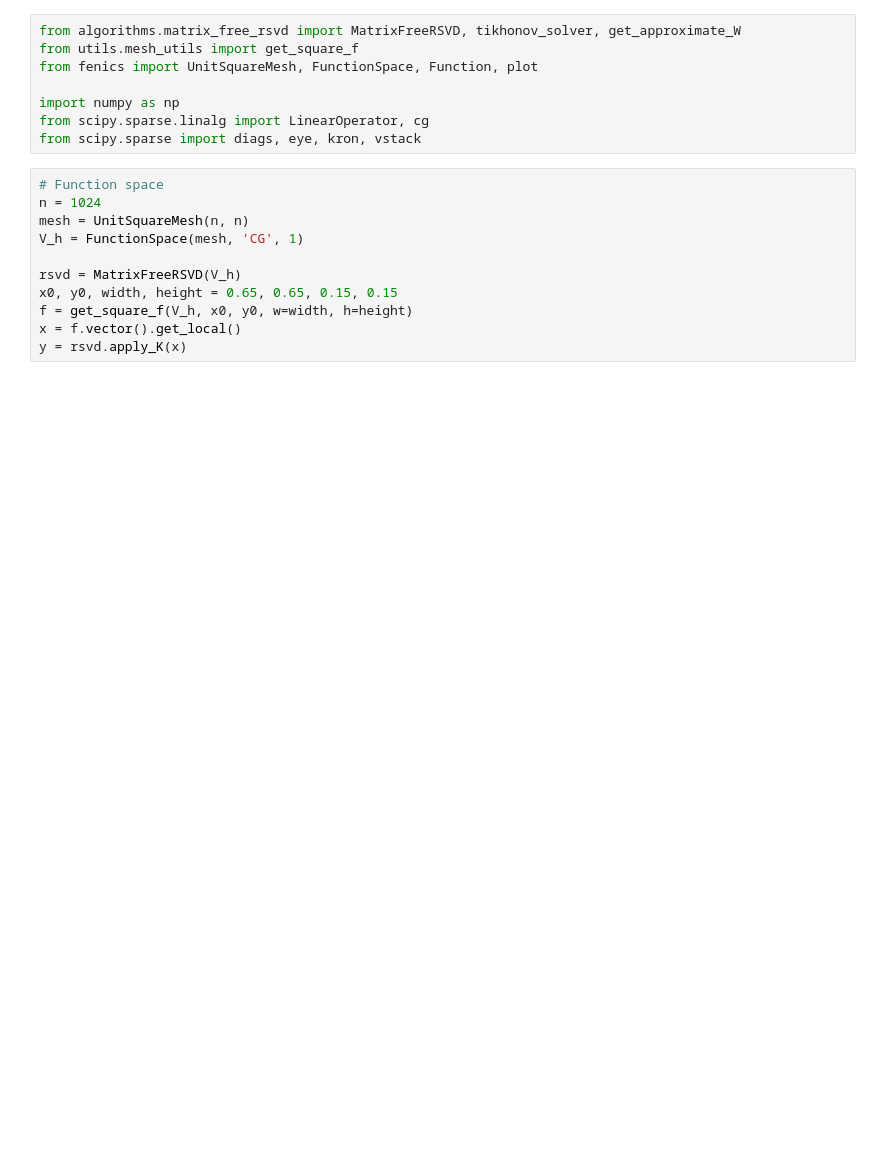
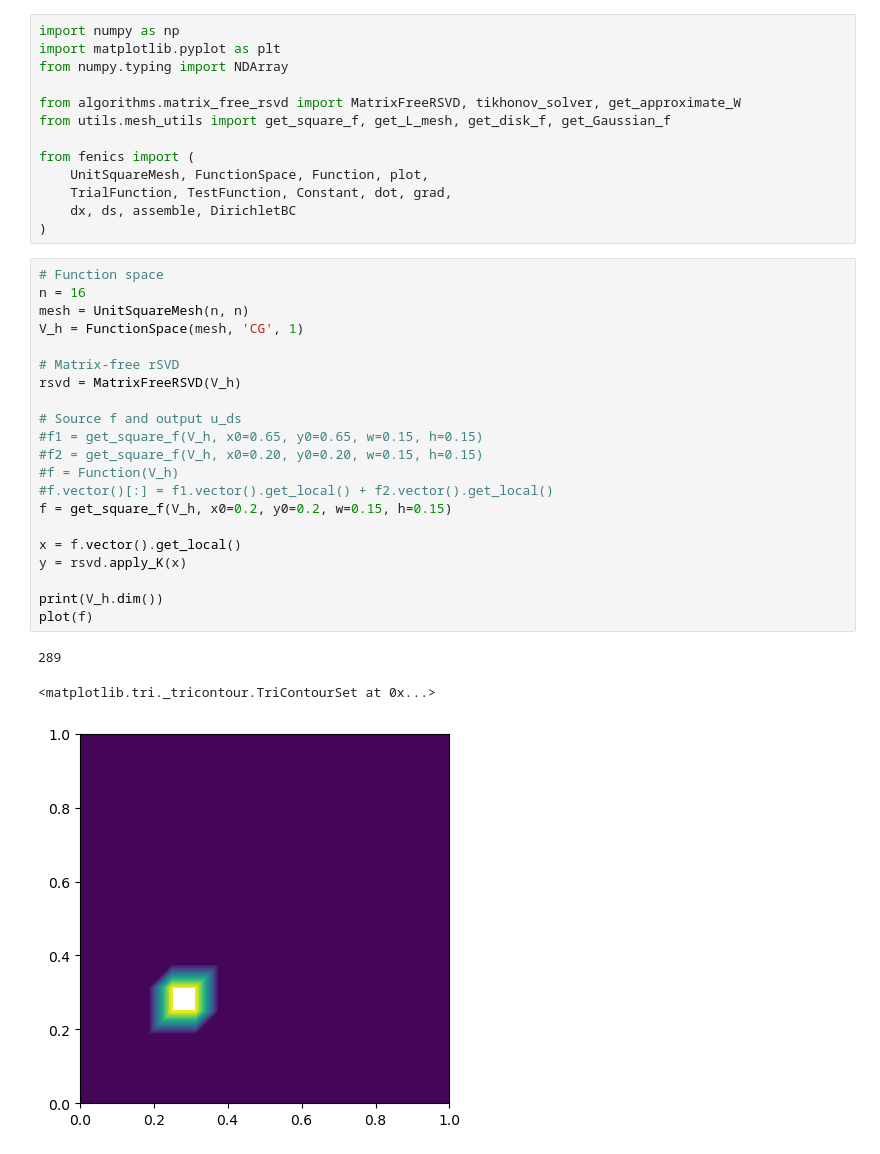
Before and after one commit to EliasSev/masters-thesis, a Jupyter notebook: notebooks/01_matrix_free_rsvd.ipynb, the cells around one changed output. Saved outputs shown, nothing was run; the diff lists cells and outputs as text; blank space fills up the shorter version.

```diff
--- a/notebooks/01_matrix_free_rsvd.ipynb
+++ b/notebooks/01_matrix_free_rsvd.ipynb
@@ -1,19 +1,38 @@
 # %%
+import numpy as np
+import matplotlib.pyplot as plt
+from numpy.typing import NDArray
+
 from algorithms.matrix_free_rsvd import MatrixFreeRSVD, tikhonov_solver, get_approximate_W
-from utils.mesh_utils import get_square_f
-from fenics import UnitSquareMesh, FunctionSpace, Function, plot
+from utils.mesh_utils import get_square_f, get_L_mesh, get_disk_f, get_Gaussian_f
 
-import numpy as np
-from scipy.sparse.linalg import LinearOperator, cg
-from scipy.sparse import diags, eye, kron, vstack
+from fenics import (
+    UnitSquareMesh, FunctionSpace, Function, plot,
+    TrialFunction, TestFunction, Constant, dot, grad,
+    dx, ds, assemble, DirichletBC
+)
 # %%
 # Function space
-n = 1024
+n = 16
 mesh = UnitSquareMesh(n, n)
 V_h = FunctionSpace(mesh, 'CG', 1)
 
+# Matrix-free rSVD
 rsvd = MatrixFreeRSVD(V_h)
-x0, y0, width, height = 0.65, 0.65, 0.15, 0.15
-f = get_square_f(V_h, x0, y0, w=width, h=height)
+
+# Source f and output u_ds
+#f1 = get_square_f(V_h, x0=0.65, y0=0.65, w=0.15, h=0.15)
+#f2 = get_square_f(V_h, x0=0.20, y0=0.20, w=0.15, h=0.15)
+#f = Function(V_h)
+#f.vector()[:] = f1.vector().get_local() + f2.vector().get_local()
+f = get_square_f(V_h, x0=0.2, y0=0.2, w=0.15, h=0.15)
+
 x = f.vector().get_local()
 y = rsvd.apply_K(x)
+
+print(V_h.dim())
+plot(f)
+# %% [output]
+289
+<matplotlib.tri._tricontour.TriContourSet at 0x...>
+[figure, added]
```
Also changed, not shown: parts of 11 cells of this notebook.
